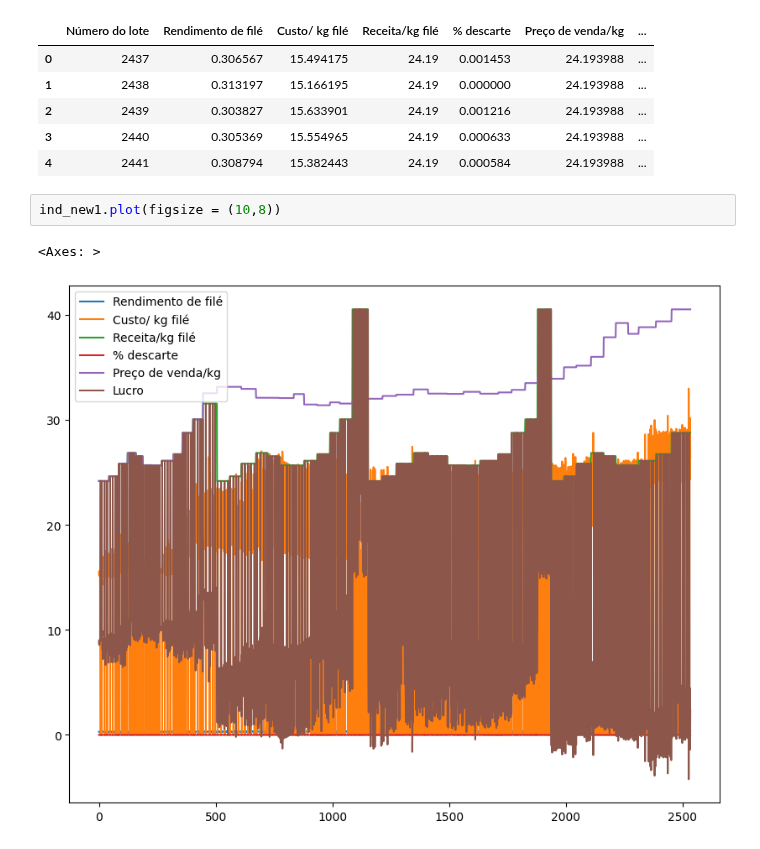
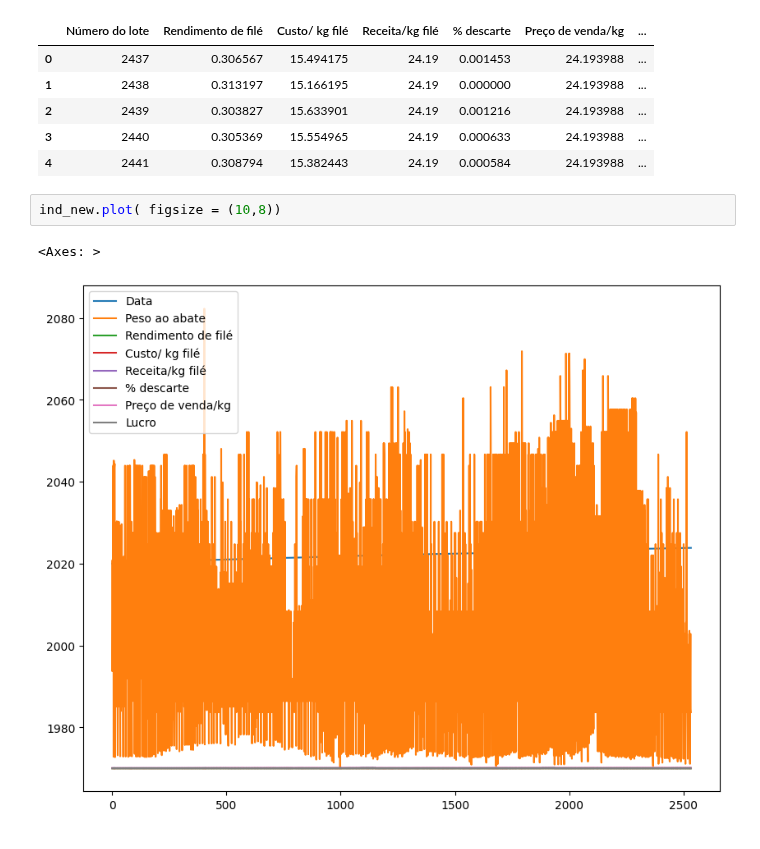
Before and after one commit to crisGriebler/IRD, a Jupyter notebook: FISHTRADER/data_BZF.ipynb, the cells around one changed output. Saved outputs shown, nothing was run; the diff lists cells and outputs as text.

```diff
--- a/FISHTRADER/data_BZF.ipynb
+++ b/FISHTRADER/data_BZF.ipynb
@@ -211,8 +244,8 @@ ind_new1.head()
 | 3 | 2440 | 0.305369 | 15.554965 | 24.19 | 0.000633 | 24.193988 | ... |
 | 4 | 2441 | 0.308794 | 15.382443 | 24.19 | 0.000584 | 24.193988 | ... |
 # %%
-ind_new1.plot(figsize = (10,8))
+ind_new.plot( figsize = (10,8))
 # %% [output]
 <Axes: >
-[figure, old version]
+[figure, new version]
 # %%
```
Also changed, not shown: parts of 4 cells of this notebook, 2 other files.
